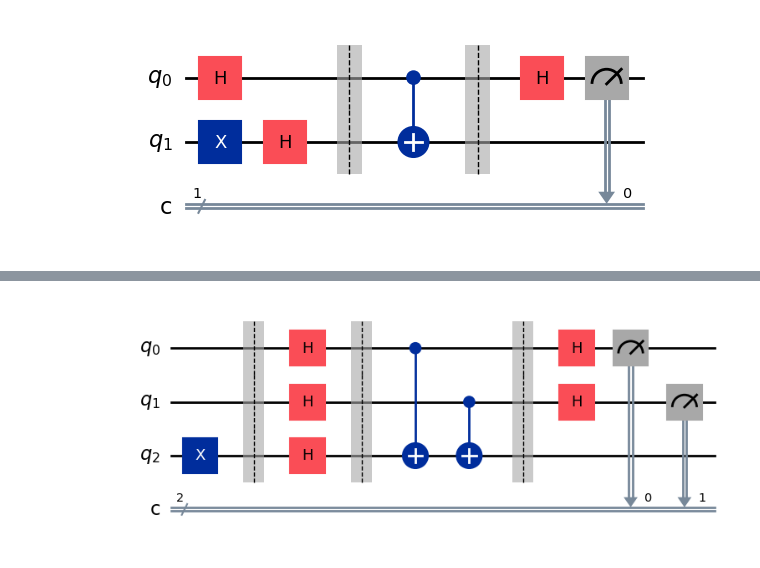
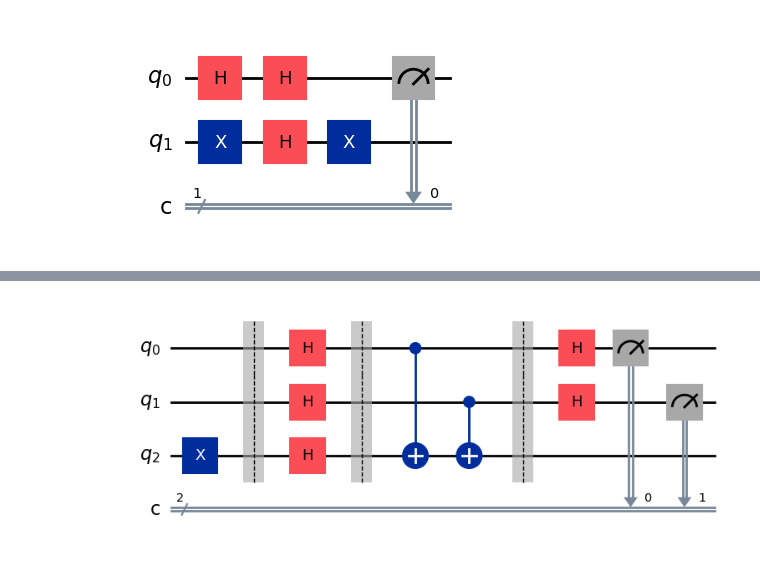
Before and after one commit to kacperpoluszejko/Quantum-Computing, a Jupyter notebook: Lab_2.ipynb, the cells around one changed output, grey strips where cells are left out. Cells and saved outputs as stored; diff of their text form; code cells hidden in the pictures.

```diff
--- a/Lab_2.ipynb
+++ b/Lab_2.ipynb
@@ -19,36 +74,62 @@ def deutsch_function(case: int):
 # %%
-deutsch_func = deutsch_function(2)
-
-qc = QuantumCircuit(2, 1)
-qc.x(1)
-qc.h(0)
-qc.h(1)
-
-qc.barrier()
-qc.compose(deutsch_func, inplace =True)
-qc.barrier()
-
-qc.h(0)
-qc.measure(0, 0)
-
-display(qc.draw('mpl'))
-
-result = AerSimulator().run(qc, shots=1, memory=True).result()
-measurements = result.get_memory()
-
-if measurements[0] == "0":
-    print("constant")
-else:
-    print("balanced")
+#EXCERCISE 1.3 - Deutch algorithm
 
 
-sim = Aer.get_backend('aer_simulator')
-qc_compiled = transpile(qc, sim)
-job = sim.run(qc_compiled, shots=1024)
+case = 4
+deutsch_func = deutsch_function(case)
 
-result = job.result()
-counts = result.get_counts()
 
-print(counts)
+# -----------------------
+# NOISELESS VERSION
+# -----------------------
+
+qc_ideal = QuantumCircuit(2, 1)
+
+qc_ideal.x(1)
+qc_ideal.h(0)
+qc_ideal.h(1)
+
+qc_ideal.compose(deutsch_func, inplace=True)
+
+qc_ideal.h(0)
+qc_ideal.measure(0, 0)
+
+display(qc_ideal.draw("mpl"))
+
+sampler_ideal = StatevectorSampler()
+job_ideal = sampler_ideal.run([qc_ideal], shots=1024)
+result_ideal = job_ideal.result()
+counts_ideal = result_ideal[0].data.c.get_counts()
+
+print("Noiseless:", counts_ideal)
+
+if counts_ideal.get("0", 0) > counts_ideal.get("1", 0):
+    print("Noiseless result: constant")
+else:
+    print("Noiseless result: balanced")
+
+
+# -----------------------
+# NOISY VERSION
+# -----------------------
+
+qc_noisy = qc_ideal.copy()
+
+backend = FakeKyiv()
+
+qc_transpiled = transpile(qc_noisy, backend)
+
+
+sampler_noisy = SamplerV2(backend)
+job_noisy = sampler_noisy.run([qc_transpiled], shots=1024)
+result_noisy = job_noisy.result()
+counts_noisy = result_noisy[0].data.c.get_counts()
+
+print("Noisy:", counts_noisy)
+
+if counts_noisy.get("0", 0) > counts_noisy.get("1", 0):
+    print("Noisy result: constant")
+else:
+    print("Noisy result: balanced")
 # %% [output]
-[figure, old version]
+[figure, new version]
```
Also changed, not shown: parts of 5 cells of this notebook.
